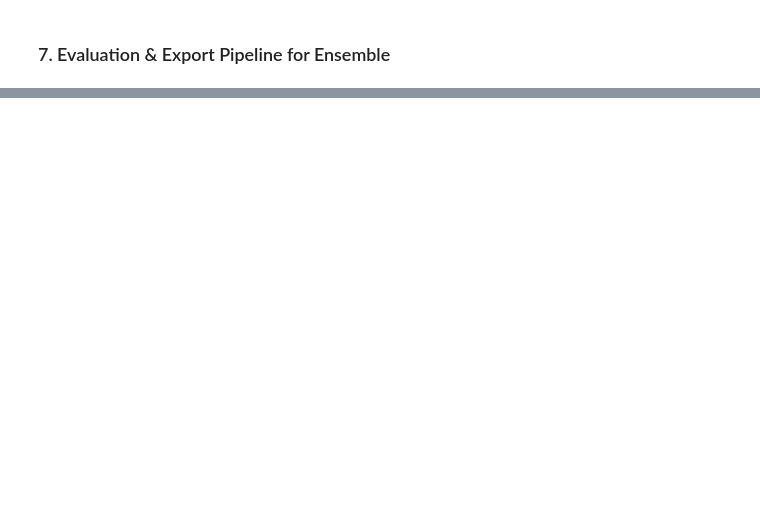
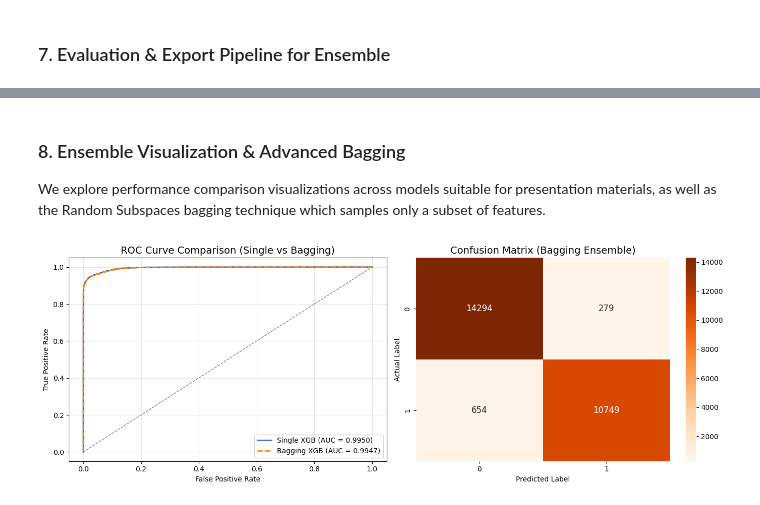
Before and after one commit to IuliaBunescu/airline-satisfaction-classification, a Jupyter notebook: notebooks/811_XGboost.ipynb, the cells around one changed output, grey strips where cells are left out. Drawn from its saved outputs; the diff is of its cells as text; code cells hidden in the pictures; blank space fills up the shorter version.

```diff
--- a/notebooks/811_XGboost.ipynb
+++ b/notebooks/811_XGboost.ipynb
@@ -340,3 +432,15 @@ Classification Report:
 weighted avg       0.96      0.96      0.96     25976
 [figure]
 Pipeline successfully saved as 'xgb_pipeline.pkl' for ensemble.
+# %%
+import joblib
+
+
+loaded_pipeline = joblib.load("xgb_pipeline.pkl")
+
+
+
+
+from sklearn import set_config
+set_config(display="diagram")
+display(loaded_pipeline)
@@ -342,0 +566,44 @@ Pipeline successfully saved as 'xgb_pipeline.pkl' for ensemble.
+# %% [markdown]
+### 8. Ensemble Visualization & Advanced Bagging
+We explore performance comparison visualizations across models suitable for presentation materials, as well as the Random Subspaces bagging technique which samples only a subset of features.
+# %%
+from sklearn.metrics import roc_curve, auc
+import matplotlib.pyplot as plt
+import seaborn as sns
+
+# 1. Extract prediction probabilities (for ROC curve)
+single_probs = loaded_pipeline.predict_proba(X_test_pipe)[:, 1]
+bagging_probs = bagging_model.predict_proba(X_test_transformed)[:, 1]
+
+# 2. Calculate ROC curve data
+fpr_single, tpr_single, _ = roc_curve(y_test_pipe, single_probs)
+roc_auc_single = auc(fpr_single, tpr_single)
+
+fpr_bag, tpr_bag, _ = roc_curve(y_test_pipe, bagging_probs)
+roc_auc_bag = auc(fpr_bag, tpr_bag)
+
+# 3. Visualization (Figure setup)
+fig, ax = plt.subplots(1, 2, figsize=(14, 5))
+
+# --- Plot 1: ROC Curve Comparison ---
+ax[0].plot(fpr_single, tpr_single, color='royalblue', lw=2, label=f'Single XGB (AUC = {roc_auc_single:.4f})')
+ax[0].plot(fpr_bag, tpr_bag, color='darkorange', lw=2, linestyle='--', label=f'Bagging XGB (AUC = {roc_auc_bag:.4f})')
+ax[0].plot([0, 1], [0, 1], color='gray', lw=1, linestyle='--')
+ax[0].set_title('ROC Curve Comparison (Single vs Bagging)', fontsize=14)
+ax[0].set_xlabel('False Positive Rate')
+ax[0].set_ylabel('True Positive Rate')
+ax[0].legend(loc="lower right")
+ax[0].grid(alpha=0.3)
+
+# --- Plot 2: Confusion Matrix (Bagging) ---
+from sklearn.metrics import confusion_matrix
+cm = confusion_matrix(y_test_pipe, bagging_preds)
+sns.heatmap(cm, annot=True, fmt='d', cmap='Oranges', ax=ax[1], annot_kws={"size": 12})
+ax[1].set_title('Confusion Matrix (Bagging Ensemble)', fontsize=14)
+ax[1].set_ylabel('Actual Label')
+ax[1].set_xlabel('Predicted Label')
+
+plt.tight_layout()
+plt.show()
+# %% [output]
+[figure, added]
```
Also changed, not shown: parts of 16 cells of this notebook.
